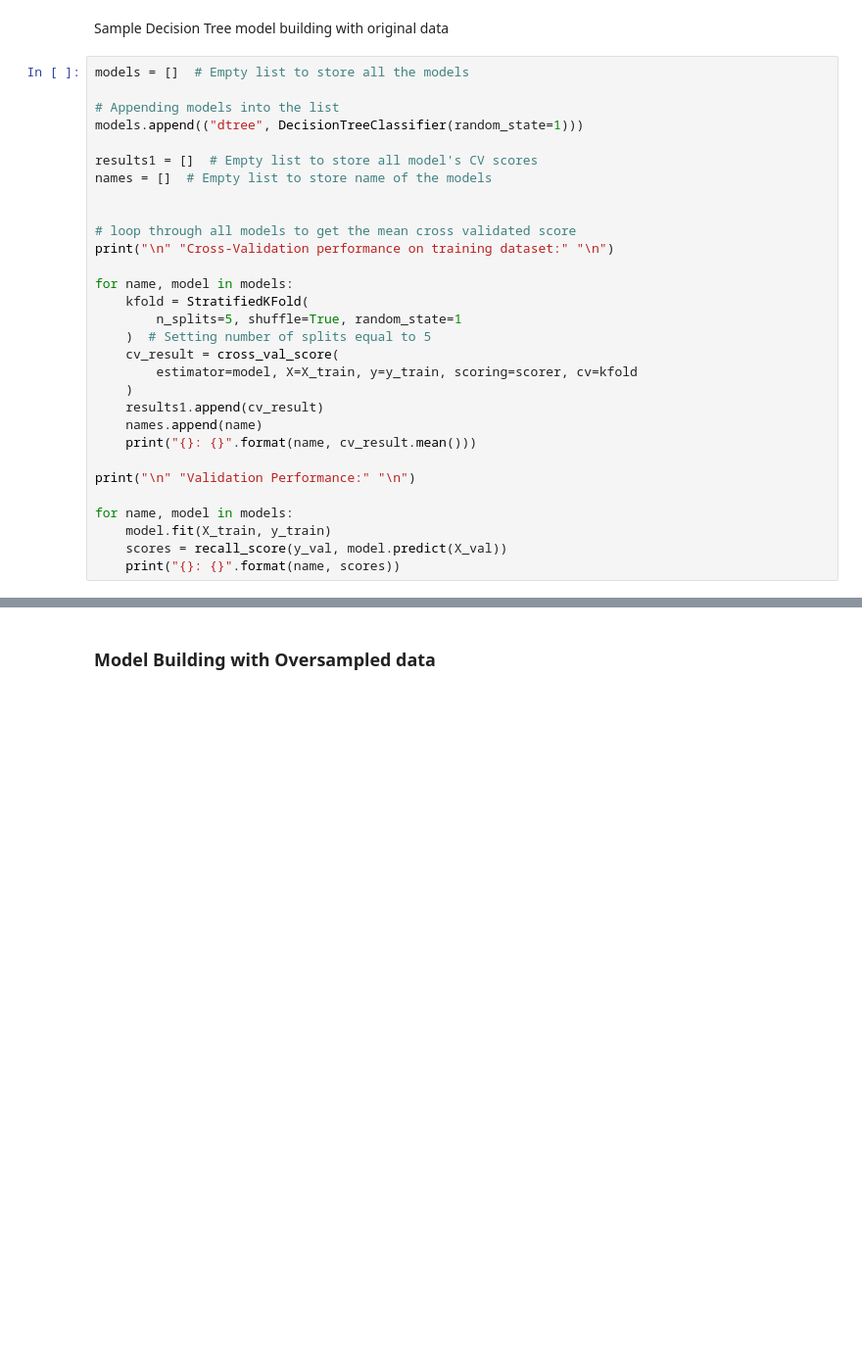
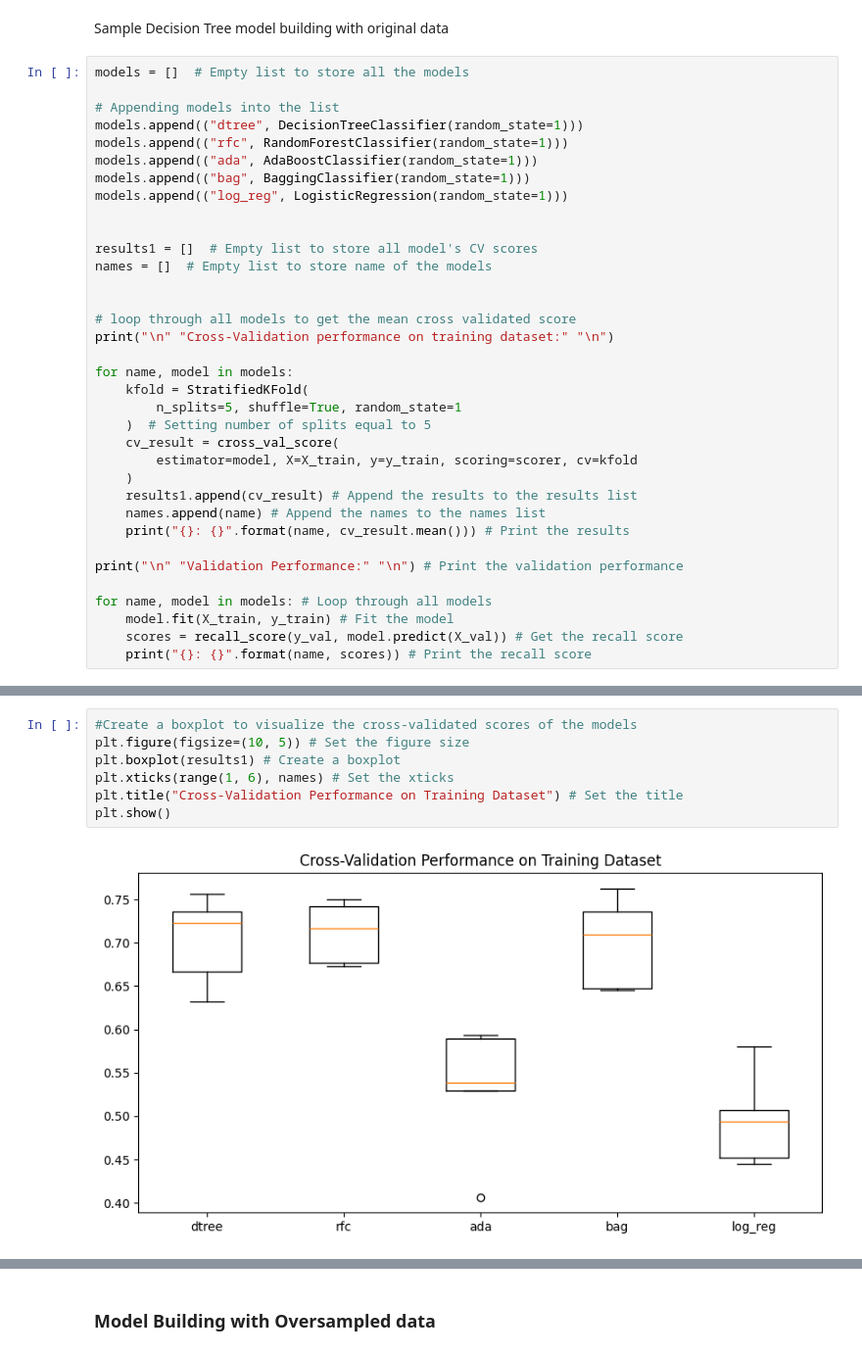
Before and after one commit to NoahMorgenstein/Model-Tuning-Pipelines, a Jupyter notebook: Noah_Morgenstein_Renewind.ipynb, the cells around one changed output, grey strips where cells are left out. Shown at 98% size. Drawn from its saved outputs; the diff is of its cells as text; blank space fills up the shorter version.

```diff
--- a/Noah_Morgenstein_Renewind.ipynb
+++ b/Noah_Morgenstein_Renewind.ipynb
@@ -512,6 +444,11 @@ models = []  # Empty list to store all the models
 
 # Appending models into the list
 models.append(("dtree", DecisionTreeClassifier(random_state=1)))
+models.append(("rfc", RandomForestClassifier(random_state=1)))
+models.append(("ada", AdaBoostClassifier(random_state=1)))
+models.append(("bag", BaggingClassifier(random_state=1)))
+models.append(("log_reg", LogisticRegression(random_state=1)))
+
 
 results1 = []  # Empty list to store all model's CV scores
 names = []  # Empty list to store name of the models
@@ -527,13 +464,13 @@ for name, model in models:
     cv_result = cross_val_score(
         estimator=model, X=X_train, y=y_train, scoring=scorer, cv=kfold
     )
-    results1.append(cv_result)
-    names.append(name)
-    print("{}: {}".format(name, cv_result.mean()))
+    results1.append(cv_result) # Append the results to the results list
+    names.append(name) # Append the names to the names list
+    print("{}: {}".format(name, cv_result.mean())) # Print the results
 
-print("\n" "Validation Performance:" "\n")
+print("\n" "Validation Performance:" "\n") # Print the validation performance
 
-for name, model in models:
-    model.fit(X_train, y_train)
-    scores = recall_score(y_val, model.predict(X_val))
-    print("{}: {}".format(name, scores))
+for name, model in models: # Loop through all models
+    model.fit(X_train, y_train) # Fit the model
+    scores = recall_score(y_val, model.predict(X_val)) # Get the recall score
+    print("{}: {}".format(name, scores)) # Print the recall score
@@ -539,0 +493,9 @@ for name, model in models:
+# %%
+#Create a boxplot to visualize the cross-validated scores of the models
+plt.figure(figsize=(10, 5)) # Set the figure size
+plt.boxplot(results1) # Create a boxplot
+plt.xticks(range(1, 6), names) # Set the xticks
+plt.title("Cross-Validation Performance on Training Dataset") # Set the title
+plt.show()
+# %% [output]
+[figure, added]
```
Also changed, not shown: parts of 19 cells of this notebook.
